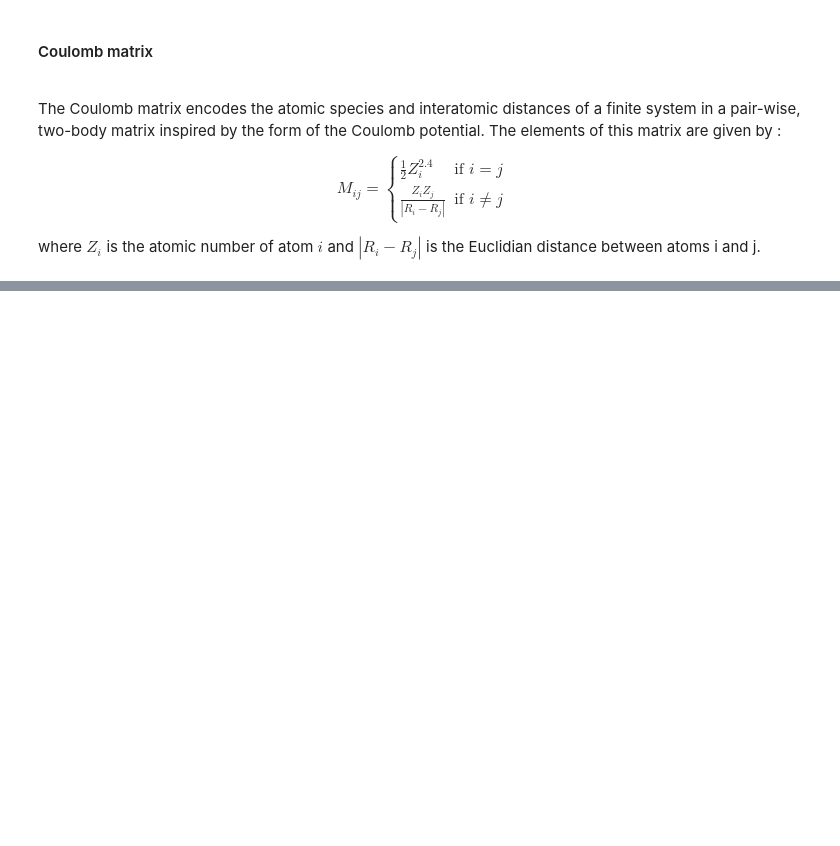
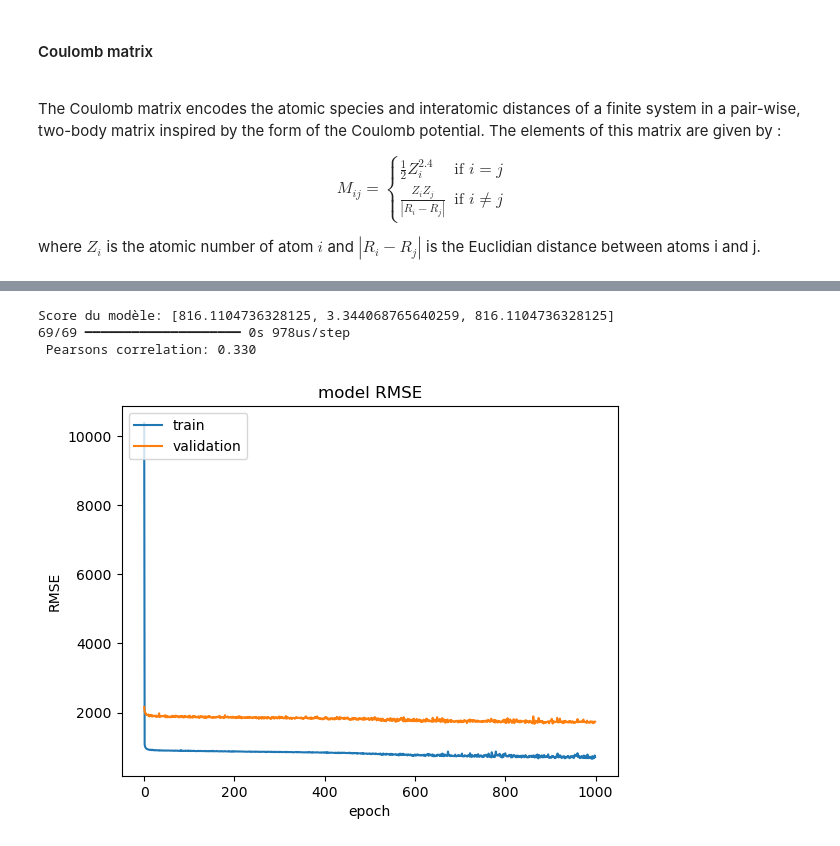
Before and after one commit to lucasboistay/molecular_dynamics, a Jupyter notebook: main.ipynb, the cells around one changed output, grey strips where cells are left out. Drawn from its saved outputs; the diff is of its cells as text; code cells hidden in the pictures; blank space fills up the shorter version.

```diff
--- a/main.ipynb
+++ b/main.ipynb
@@ -554,0 +772,8 @@ Another type of representation is the Ewald sum matrix. It is a matrix represent
+# %%
+import numpy as np
+
+X = np.genfromtxt('data/txt/MO2S4.txt')
+print(f"X shape : {X.shape}")
+
+y = get_energies_MO2S4()
+print(f"y shape : {y.shape}")
@@ -554,0 +867,12 @@ Another type of representation is the Ewald sum matrix. It is a matrix represent
+# %%
+# let's train the model
+
+from keras.optimizers import Adam
+
+model.compile(loss='mse', optimizer=Adam(learning_rate=0.001,use_ema=True), metrics=['mse', 'mae'])
+
+history = model.fit(X_train, y_train, epochs=1000, batch_size=32, verbose=1, validation_split=0.2,callbacks=[cb_sauvegarde])
+
+# evaluate the model
+
+scores = model.evaluate(X_test, y_test)
@@ -554,0 +898,27 @@ Another type of representation is the Ewald sum matrix. It is a matrix represent
+# %%
+
+
+# resulsts and graph of history for RMSE
+
+print(f"Score du modèle: {scores}")
+
+# pearson correlation
+
+y_pred = model.predict(X_test)
+
+corr, _ = pearsonr(y_test, y_pred)
+
+print(' Pearsons correlation: %.3f' % corr)
+
+plt.plot(history.history['mse'])
+plt.plot(history.history['val_mse'])
+plt.title('model RMSE')
+plt.ylabel('RMSE')
+plt.xlabel('epoch')
+plt.legend(['train', 'validation'], loc='upper left')
+plt.show()
+# %% [output]
+Score du modèle: [816.1104736328125, 3.344068765640259, 816.1104736328125]
+69/69 ━━━━━━━━━━━━━━━━━━━━ 0s 978us/step
+ Pearsons correlation: 0.330
+[figure, added]
```
Also changed, not shown: parts of 28 cells of this notebook.
